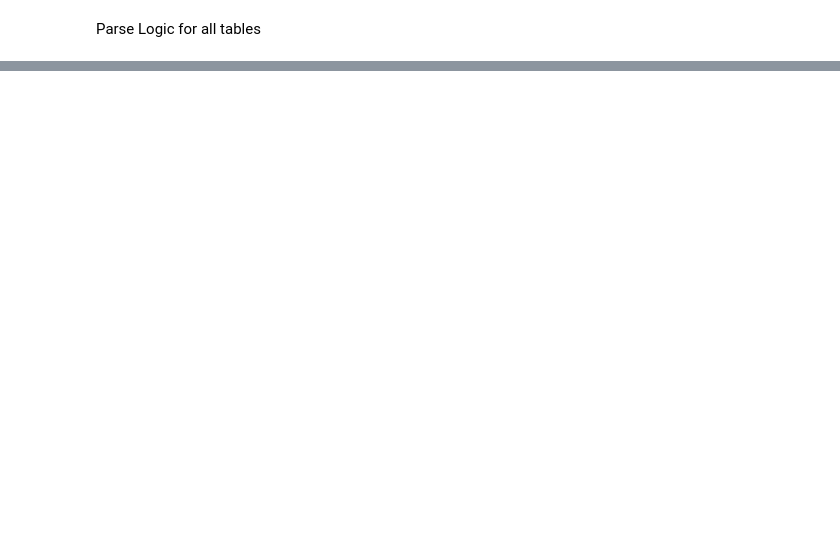
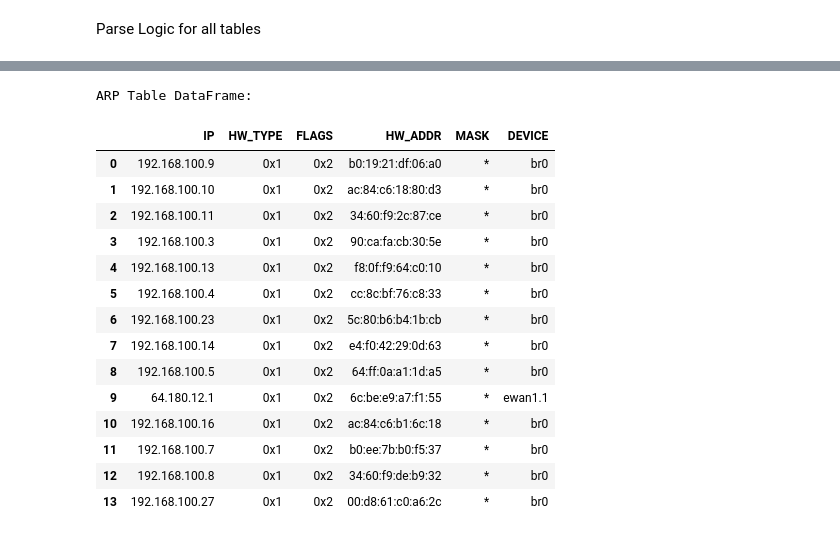
Before and after one commit to aleereza/home-network-dashboard, a Jupyter notebook: src/data_collection/data_collection_prototype.ipynb, the cells around one changed output, grey strips where cells are left out. Drawn from its saved outputs; the diff is of its cells as text; code cells hidden in the pictures; blank space fills up the shorter version.

```diff
--- a/src/data_collection/data_collection_prototype.ipynb
+++ b/src/data_collection/data_collection_prototype.ipynb
@@ -270,5 +310,22 @@ def parse_ipv6_dev_list_entry(entry):
 # %%
 arp_url = f"http://{router_ip}/modemstatus_arptable.html"
-arp_df = extract_table_data(session, arp_url, "var init_value=\"", "\";", parse_arp_entry)
+arp_df = extract_table_data(session, arp_url, "var init_value=\"", "\";", "|", parse_arp_entry)
 print("ARP Table DataFrame:")
 arp_df
+# %% [output]
+ARP Table DataFrame:
+|  | IP | HW_TYPE | FLAGS | HW_ADDR | MASK | DEVICE |
+| 0 | 192.168.100.9 | 0x1 | 0x2 | b0:19:21:df:06:a0 | * | br0 |
+| 1 | 192.168.100.10 | 0x1 | 0x2 | ac:84:c6:18:80:d3 | * | br0 |
+| 2 | 192.168.100.11 | 0x1 | 0x2 | 34:60:f9:2c:87:ce | * | br0 |
+| 3 | 192.168.100.3 | 0x1 | 0x2 | 90:ca:fa:cb:30:5e | * | br0 |
+| 4 | 192.168.100.13 | 0x1 | 0x2 | f8:0f:f9:64:c0:10 | * | br0 |
+| 5 | 192.168.100.4 | 0x1 | 0x2 | cc:8c:bf:76:c8:33 | * | br0 |
+| 6 | 192.168.100.23 | 0x1 | 0x2 | 5c:80:b6:b4:1b:cb | * | br0 |
+| 7 | 192.168.100.14 | 0x1 | 0x2 | e4:f0:42:29:0d:63 | * | br0 |
+| 8 | 192.168.100.5 | 0x1 | 0x2 | 64:ff:0a:a1:1d:a5 | * | br0 |
+| 9 | 64.180.12.1 | 0x1 | 0x2 | 6c:be:e9:a7:f1:55 | * | ewan1.1 |
+| 10 | 192.168.100.16 | 0x1 | 0x2 | ac:84:c6:b1:6c:18 | * | br0 |
+| 11 | 192.168.100.7 | 0x1 | 0x2 | b0:ee:7b:b0:f5:37 | * | br0 |
+| 12 | 192.168.100.8 | 0x1 | 0x2 | 34:60:f9:de:b9:32 | * | br0 |
+| 13 | 192.168.100.27 | 0x1 | 0x2 | 00:d8:61:c0:a6:2c | * | br0 |
```
Also changed, not shown: parts of 25 cells of this notebook, 1 other file.
